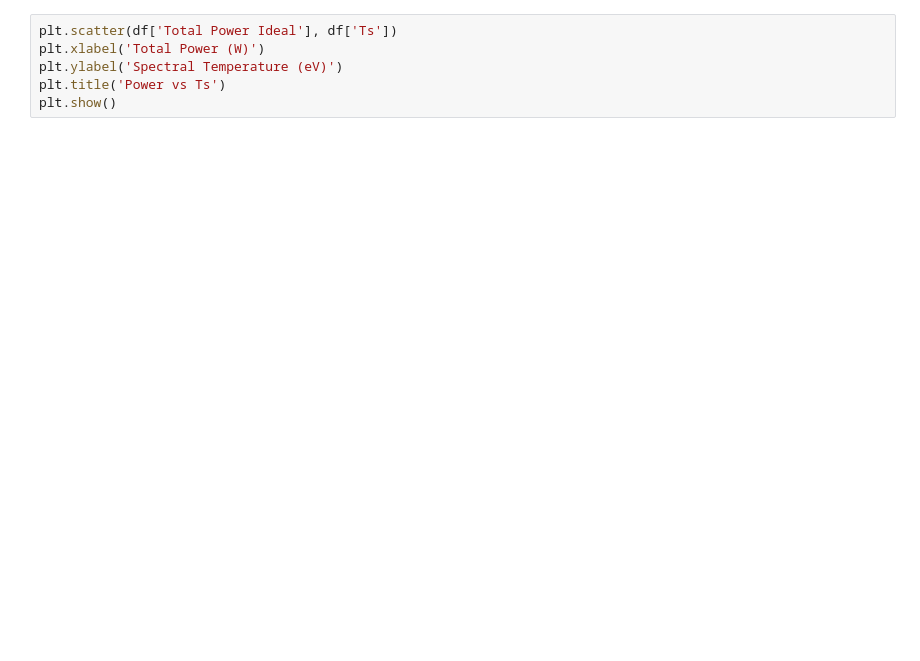
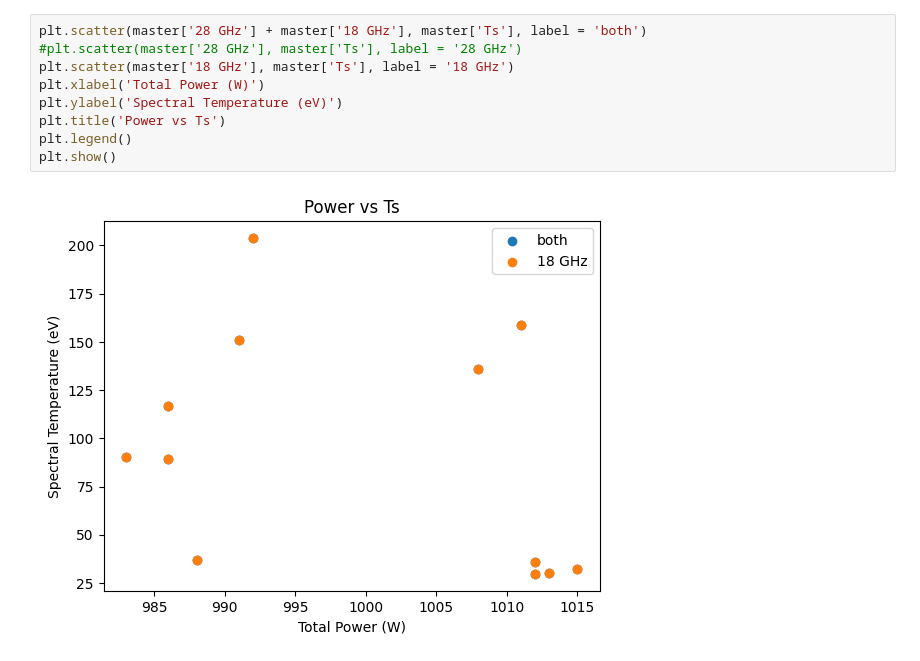
Before and after one commit to thebeesneesh/VENUS_X-Ray_BS, a Jupyter notebook: master.ipynb, the cells around one changed output. Drawn from its saved outputs; the diff is of its cells as text; blank space fills up the shorter version.

```diff
--- a/master.ipynb
+++ b/master.ipynb
@@ -44,7 +46,12 @@ plt.show()
 # %%
-plt.scatter(df['Total Power Ideal'], df['Ts'])
+plt.scatter(master['28 GHz'] + master['18 GHz'], master['Ts'], label = 'both')
+#plt.scatter(master['28 GHz'], master['Ts'], label = '28 GHz')
+plt.scatter(master['18 GHz'], master['Ts'], label = '18 GHz')
 plt.xlabel('Total Power (W)')
 plt.ylabel('Spectral Temperature (eV)')
 plt.title('Power vs Ts')
+plt.legend()
 plt.show()
+# %% [output]
+[figure, added]
 # %%
```
Also changed, not shown: parts of 11 cells of this notebook, 5 other files.
